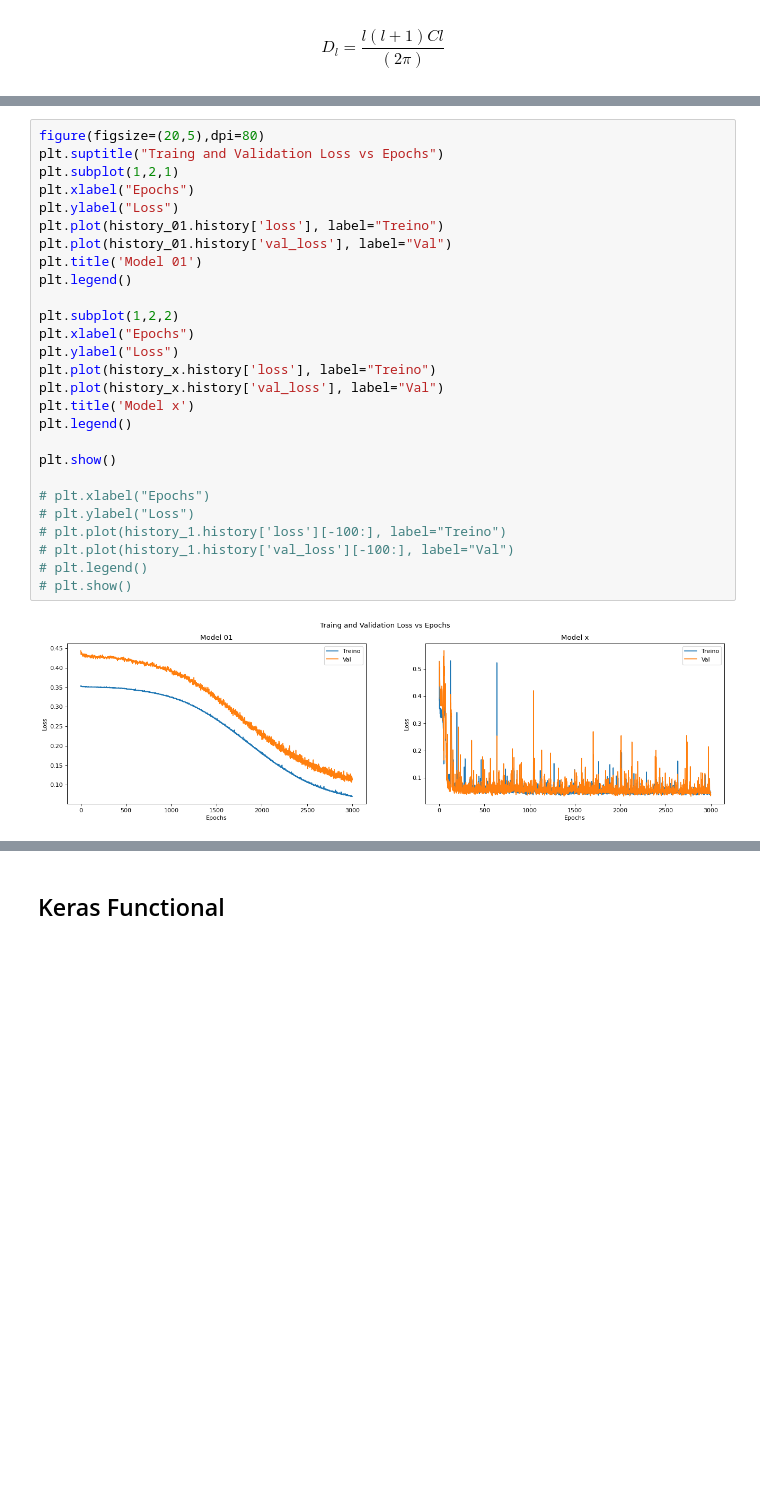
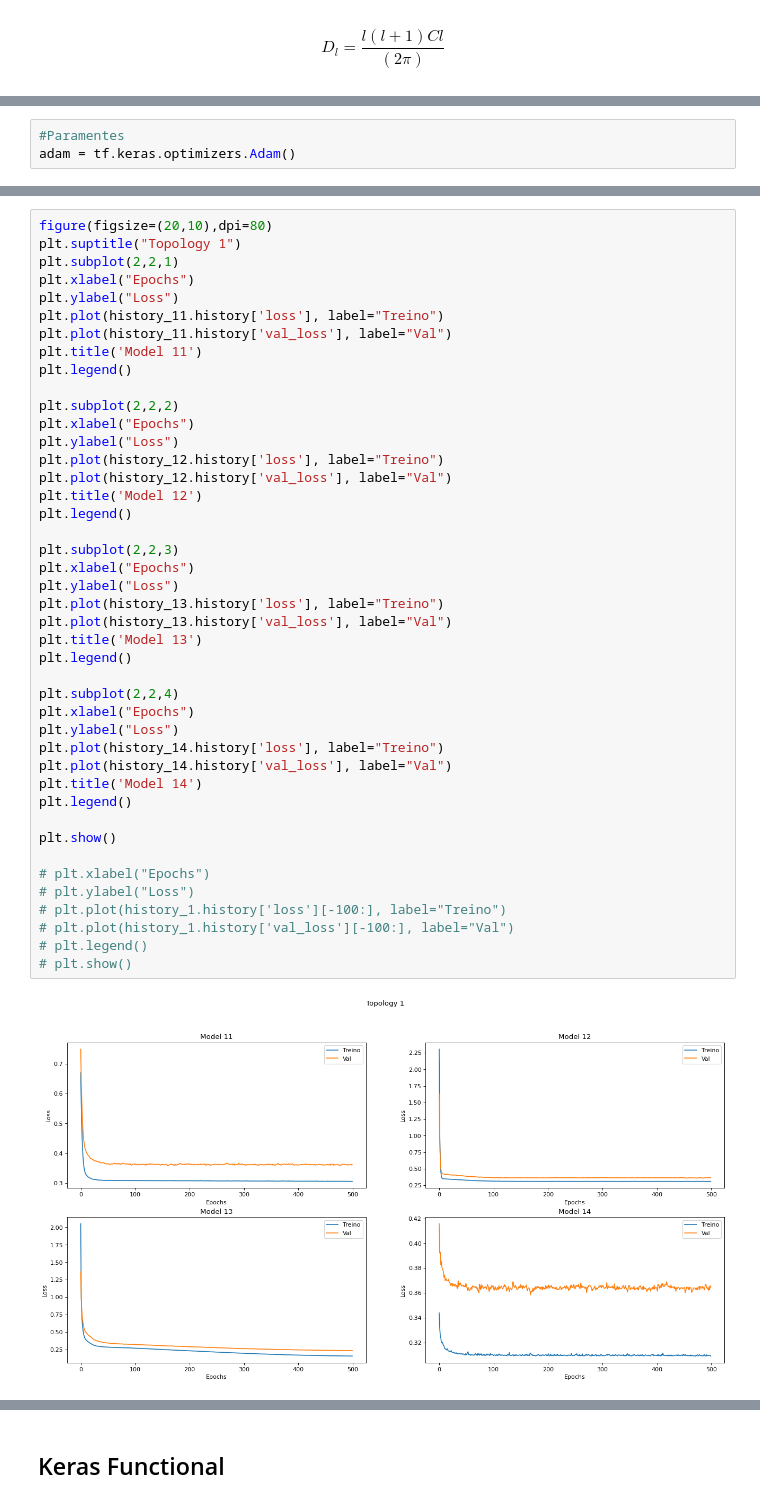
Before and after one commit to barauna-lo/Neurocomputing, a Jupyter notebook: Project_01_MLP.ipynb, the cells around one changed output, grey strips where cells are left out. Saved outputs shown, nothing was run; the diff lists cells and outputs as text; blank space fills up the shorter version.

```diff
--- a/Project_01_MLP.ipynb
+++ b/Project_01_MLP.ipynb
@@ -133 +133,4 @@ plt.show()
+# %%
+#Paramentes
+adam = tf.keras.optimizers.Adam()
 # %% [markdown]
@@ -231,29 +295,45 @@ print(end_time_x - start_time_x)
 # %%
-figure(figsize=(20,5),dpi=80)
-plt.suptitle("Traing and Validation Loss vs Epochs")
-plt.subplot(1,2,1)
+figure(figsize=(20,10),dpi=80)
+plt.suptitle("Topology 1")
+plt.subplot(2,2,1)
 plt.xlabel("Epochs")
 plt.ylabel("Loss")
-plt.plot(history_01.history['loss'], label="Treino")
-plt.plot(history_01.history['val_loss'], label="Val")
-plt.title('Model 01')
+plt.plot(history_11.history['loss'], label="Treino")
+plt.plot(history_11.history['val_loss'], label="Val")
+plt.title('Model 11')
 plt.legend()
 
-plt.subplot(1,2,2)
+plt.subplot(2,2,2)
 plt.xlabel("Epochs")
 plt.ylabel("Loss")
-plt.plot(history_x.history['loss'], label="Treino")
-plt.plot(history_x.history['val_loss'], label="Val")
-plt.title('Model x')
+plt.plot(history_12.history['loss'], label="Treino")
+plt.plot(history_12.history['val_loss'], label="Val")
+plt.title('Model 12')
+plt.legend()
+
+plt.subplot(2,2,3)
+plt.xlabel("Epochs")
+plt.ylabel("Loss")
+plt.plot(history_13.history['loss'], label="Treino")
+plt.plot(history_13.history['val_loss'], label="Val")
+plt.title('Model 13')
+plt.legend()
+
+plt.subplot(2,2,4)
+plt.xlabel("Epochs")
+plt.ylabel("Loss")
+plt.plot(history_14.history['loss'], label="Treino")
+plt.plot(history_14.history['val_loss'], label="Val")
+plt.title('Model 14')
 plt.legend()
 
 plt.show()
 
 # plt.xlabel("Epochs")
 # plt.ylabel("Loss")
 # plt.plot(history_1.history['loss'][-100:], label="Treino")
 # plt.plot(history_1.history['val_loss'][-100:], label="Val")
 # plt.legend()
 # plt.show()
 # %% [output]
-[figure, old version]
+[figure, new version]
```
Also changed, not shown: parts of 22 cells of this notebook.
